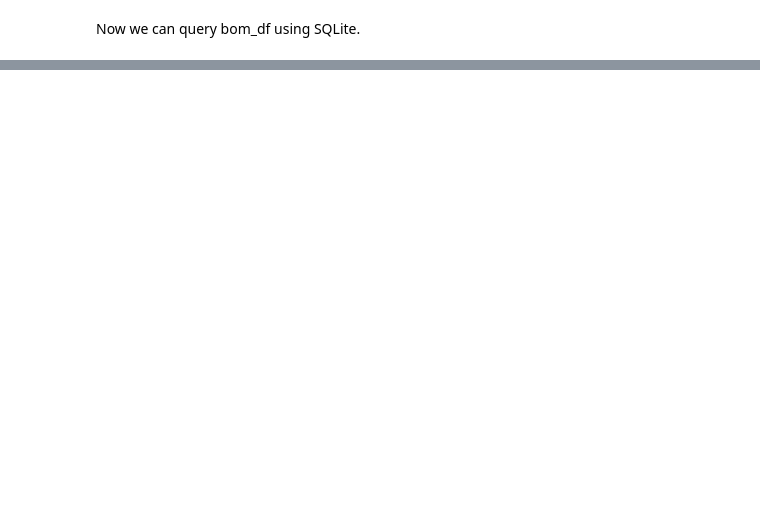
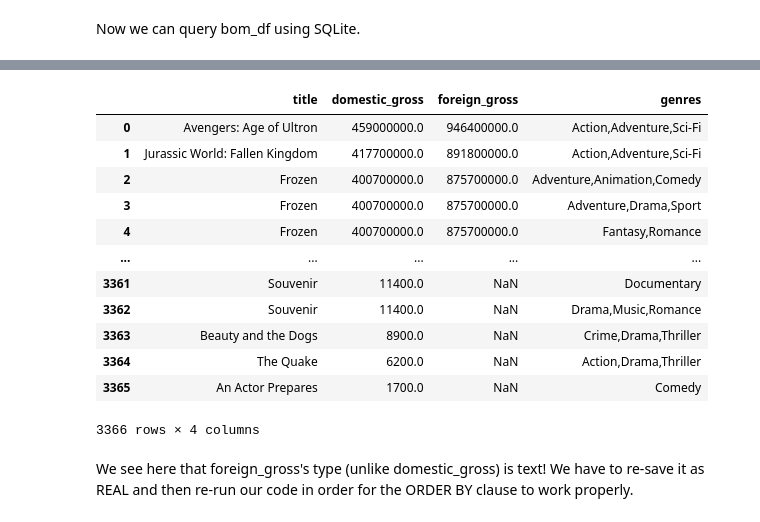
Before and after one commit to sanderlin2013/Movie-Analysis, a Jupyter notebook: Movie Data Analysis.ipynb, the cells around one changed output, grey strips where cells are left out. Drawn from its saved outputs; the diff is of its cells as text; code cells hidden in the pictures; blank space fills up the shorter version.

```diff
--- a/Movie Data Analysis.ipynb
+++ b/Movie Data Analysis.ipynb
@@ -270 +317,25 @@ Now we can query bom_df using SQLite.
 3387 rows × 6 columns
+# %%
+pd.read_sql('''
+    SELECT bom_df.title, bom_df.domestic_gross, bom_df.foreign_gross, movie_basics.genres
+    FROM bom_df
+        INNER JOIN movie_basics
+        ON bom_df.title=movie_basics.primary_title
+    ORDER BY foreign_gross DESC;
+''', conn)
+# %% [output]
+|  | title | domestic_gross | foreign_gross | genres |
+| 0 | Avengers: Age of Ultron | 459000000.0 | 946400000.0 | Action,Adventure,Sci-Fi |
+| 1 | Jurassic World: Fallen Kingdom | 417700000.0 | 891800000.0 | Action,Adventure,Sci-Fi |
+| 2 | Frozen | 400700000.0 | 875700000.0 | Adventure,Animation,Comedy |
+| 3 | Frozen | 400700000.0 | 875700000.0 | Adventure,Drama,Sport |
+| 4 | Frozen | 400700000.0 | 875700000.0 | Fantasy,Romance |
+| ... | ... | ... | ... | ... |
+| 3361 | Souvenir | 11400.0 | NaN | Documentary |
+| 3362 | Souvenir | 11400.0 | NaN | Drama,Music,Romance |
+| 3363 | Beauty and the Dogs | 8900.0 | NaN | Crime,Drama,Thriller |
+| 3364 | The Quake | 6200.0 | NaN | Action,Drama,Thriller |
+| 3365 | An Actor Prepares | 1700.0 | NaN | Comedy |
+3366 rows × 4 columns
+# %% [markdown]
+We see here that foreign_gross's type (unlike domestic_gross) is text! We have to re-save it as REAL and then re-run our code in order for the ORDER BY clause to work properly.
```
Also changed, not shown: parts of 15 cells of this notebook, 1 other file.
